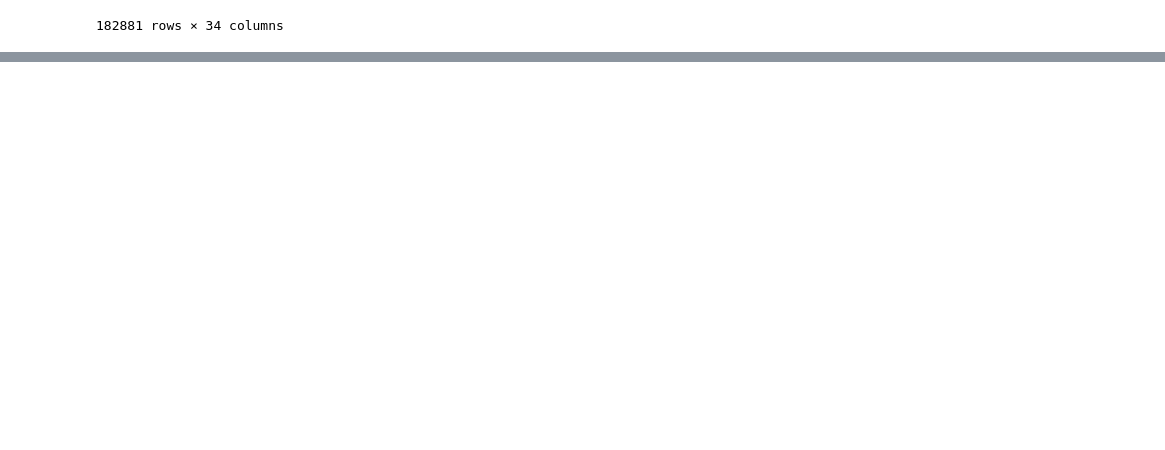
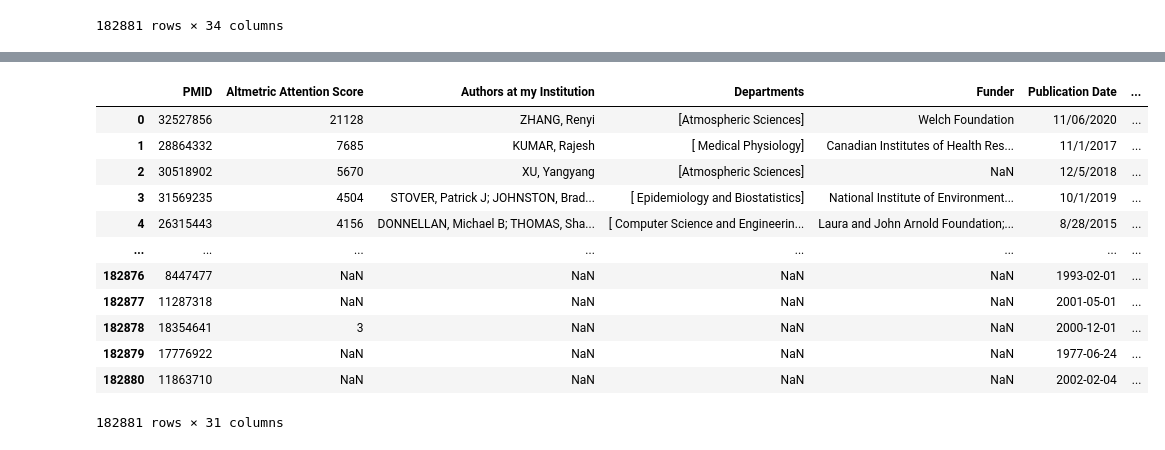
Before and after one commit to pandey-tushar/TAMIDS-22, a Jupyter notebook: Data_cleaning.ipynb, the cells around one changed output, grey strips where cells are left out. Cells and saved outputs as stored; diff of their text form; code cells hidden in the pictures; blank space fills up the shorter version.

Commit message:
Segregated departments

```diff
--- a/Data_cleaning.ipynb
+++ b/Data_cleaning.ipynb
@@ -87,0 +88,2 @@ combined_df.to_csv('combined_df.csv')
+# %%
+combined_df = pd.read_csv('combined_df.csv')
@@ -87,0 +106,3 @@ combined_df.to_csv('combined_df.csv')
+# %%
+test_list = combined_df['Departments'].str.split(';').reset_index(drop = True)
+test_list
@@ -87,0 +122,12 @@ combined_df.to_csv('combined_df.csv')
+# %%
+stopwords = ['College', 'Texas A&M','Center','School','Institute', 'Division']
+for i in range(test_list.shape[0]):
+    try:
+        for ele in test_list[i]:
+            for bad_word in stopwords:
+                if bad_word in ele:
+                    test_list[i].remove(ele)
+                    break
+    except:
+        continue
+test_list
@@ -87,0 +147,19 @@ combined_df.to_csv('combined_df.csv')
+# %%
+primary_df = combined_df.drop(['Authors', 'Authors (Raw Affiliation)',
+       'Corresponding Authors','Number of Dimensions citations'],axis = 1).reset_index(drop = False)
+primary_df['Departments'] = test_list
+primary_df
+# %% [output]
+|  | PMID | Altmetric Attention Score | Authors at my Institution | Departments | Funder | Publication Date | ... |
+| 0 | 32527856 | 21128 | ZHANG, Renyi | [Atmospheric Sciences] | Welch Foundation | 11/06/2020 | ... |
+| 1 | 28864332 | 7685 | KUMAR, Rajesh | [ Medical Physiology] | Canadian Institutes of Health Res... | 11/1/2017 | ... |
+| 2 | 30518902 | 5670 | XU, Yangyang | [Atmospheric Sciences] | NaN | 12/5/2018 | ... |
+| 3 | 31569235 | 4504 | STOVER, Patrick J; JOHNSTON, Brad... | [ Epidemiology and Biostatistics] | National Institute of Environment... | 10/1/2019 | ... |
+| 4 | 26315443 | 4156 | DONNELLAN, Michael B; THOMAS, Sha... | [ Computer Science and Engineerin... | Laura and John Arnold Foundation;... | 8/28/2015 | ... |
+| ... | ... | ... | ... | ... | ... | ... | ... |
+| 182876 | 8447477 | NaN | NaN | NaN | NaN | 1993-02-01 | ... |
+| 182877 | 11287318 | NaN | NaN | NaN | NaN | 2001-05-01 | ... |
+| 182878 | 18354641 | 3 | NaN | NaN | NaN | 2000-12-01 | ... |
+| 182879 | 17776922 | NaN | NaN | NaN | NaN | 1977-06-24 | ... |
+| 182880 | 11863710 | NaN | NaN | NaN | NaN | 2002-02-04 | ... |
+182881 rows × 31 columns
```
Also changed, not shown: parts of 5 cells of this notebook.
